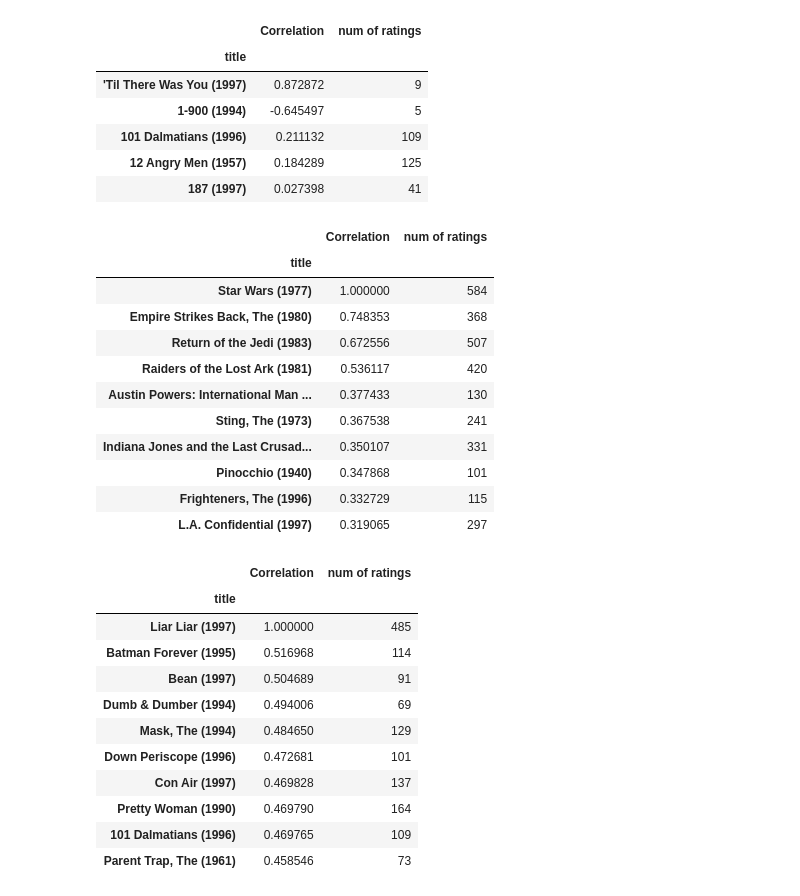
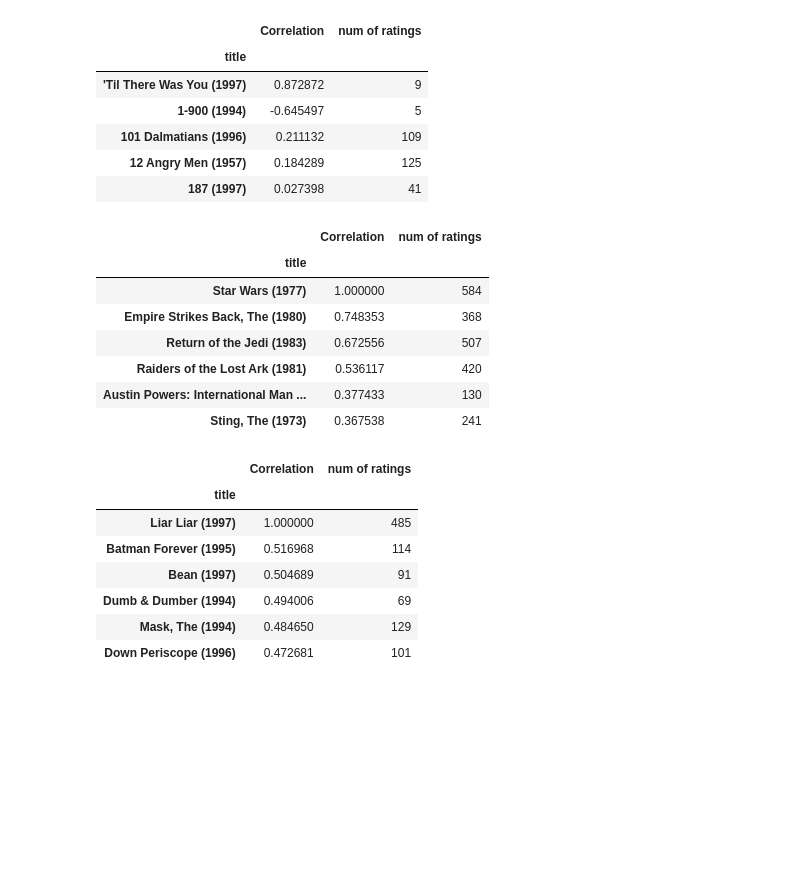
Before and after one commit to horsebyte/Shared-Projects, a Jupyter notebook: Simple Recommender System/Simple Recommender System.ipynb, the cells around one changed output. Cells and saved outputs as stored; diff of their text form; code cells hidden in the pictures; blank space fills up the shorter version.

```diff
--- a/Simple Recommender System/Simple Recommender System.ipynb
+++ b/Simple Recommender System/Simple Recommender System.ipynb
@@ -184,20 +184,16 @@ corr_starwars.head()
 | 12 Angry Men (1957) | 0.184289 | 125 |
 | 187 (1997) | 0.027398 | 41 |
 # %%
-corr_starwars[corr_starwars['num of ratings'] > 100].sort_values('Correlation', ascending=False).head(10)
+corr_starwars[corr_starwars['num of ratings'] > 100].sort_values('Correlation', ascending=False).head(6)
 # %% [output]
 |  | Correlation | num of ratings |
 | title |  |  |
 | Star Wars (1977) | 1.000000 | 584 |
 | Empire Strikes Back, The (1980) | 0.748353 | 368 |
 | Return of the Jedi (1983) | 0.672556 | 507 |
 | Raiders of the Lost Ark (1981) | 0.536117 | 420 |
 | Austin Powers: International Man ... | 0.377433 | 130 |
 | Sting, The (1973) | 0.367538 | 241 |
-| Indiana Jones and the Last Crusad... | 0.350107 | 331 |
-| Pinocchio (1940) | 0.347868 | 101 |
-| Frighteners, The (1996) | 0.332729 | 115 |
-| L.A. Confidential (1997) | 0.319065 | 297 |
 # %%
 corr_liarliar = pd.DataFrame(similar_to_liarliar, columns=['Correlation'])
 # %%
@@ -205,7 +201,7 @@ corr_liarliar.dropna(inplace=True)
 # %%
 corr_liarliar = corr_liarliar.join(ratings['num of ratings'])
 # %%
-corr_liarliar[corr_liarliar['num of ratings'] > 65].sort_values('Correlation', ascending=False).head(10)
+corr_liarliar[corr_liarliar['num of ratings'] > 65].sort_values('Correlation', ascending=False).head(6)
 # %% [output]
 |  | Correlation | num of ratings |
 | title |  |  |
@@ -215,7 +211,3 @@ corr_liarliar[corr_liarliar['num of ratings'] > 65].sort_values('Correlation', a
 | Dumb & Dumber (1994) | 0.494006 | 69 |
 | Mask, The (1994) | 0.484650 | 129 |
 | Down Periscope (1996) | 0.472681 | 101 |
-| Con Air (1997) | 0.469828 | 137 |
-| Pretty Woman (1990) | 0.469790 | 164 |
-| 101 Dalmatians (1996) | 0.469765 | 109 |
-| Parent Trap, The (1961) | 0.458546 | 73 |
```
Also changed, not shown: 1 other file.
